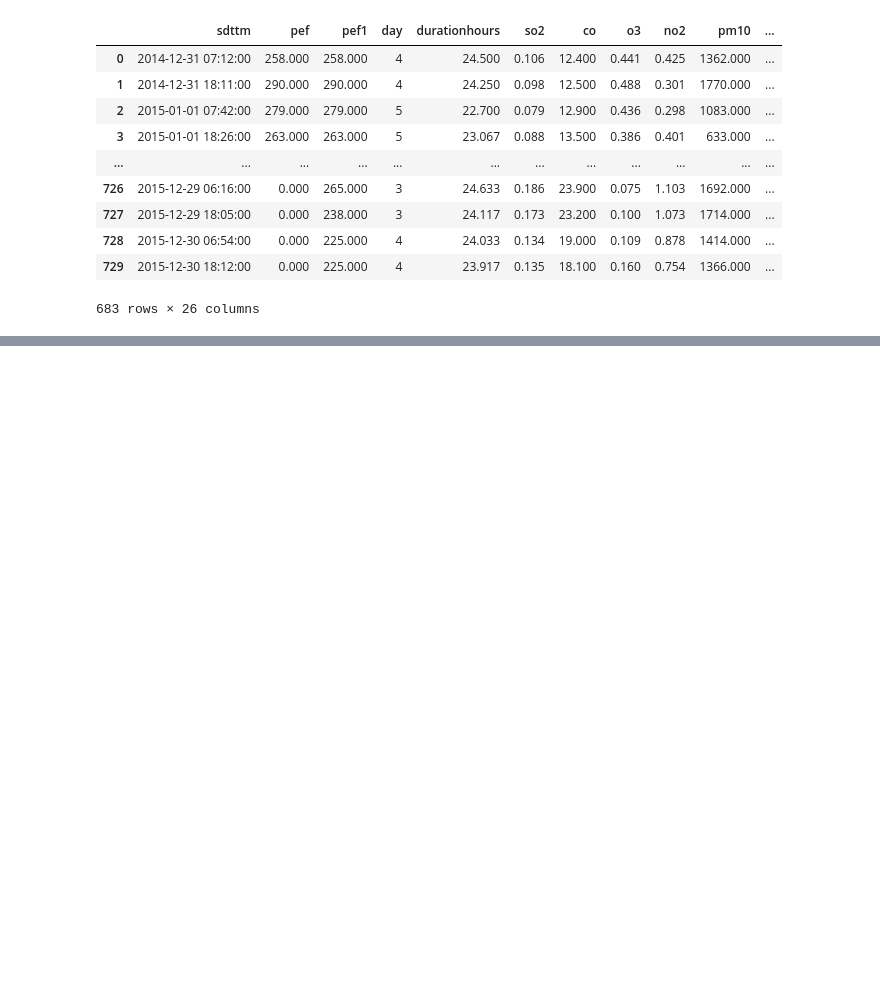
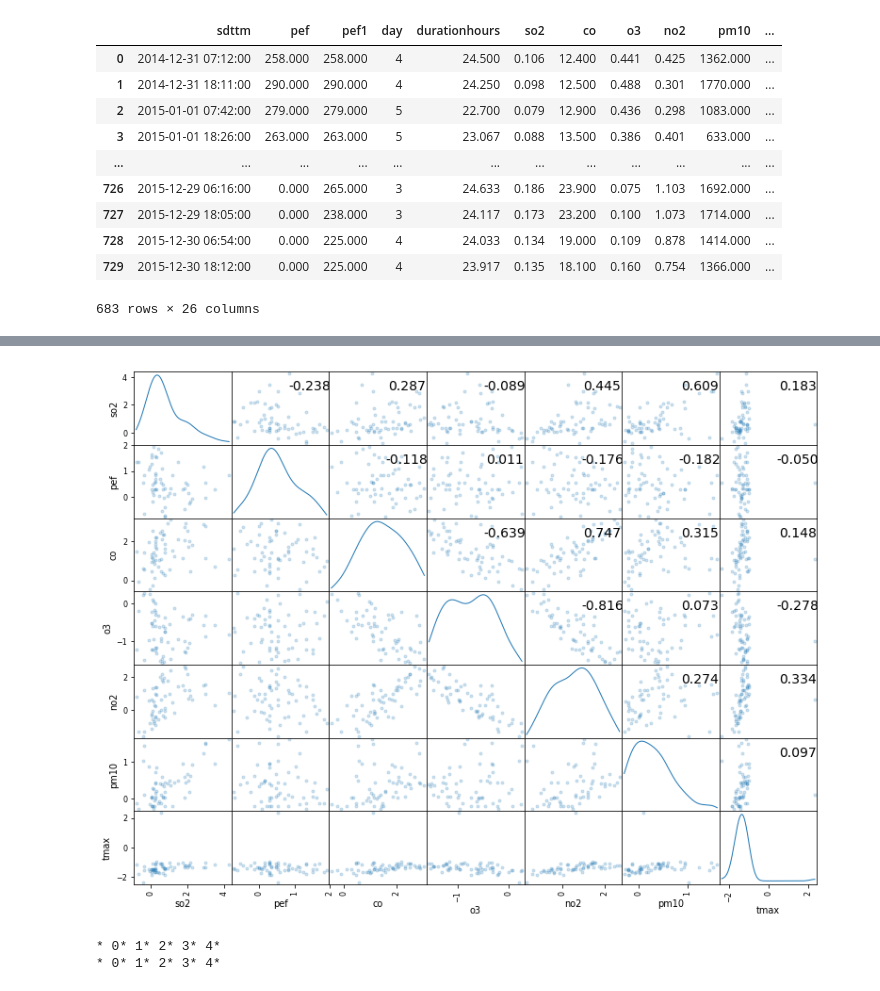
Before and after one commit to sada-narayanappa/Notebooks, a Jupyter notebook: SCHAS/pef/hans.ipynb, the cells around one changed output, grey strips where cells are left out. Drawn from its saved outputs; the diff is of its cells as text; code cells hidden in the pictures; blank space fills up the shorter version.

```diff
--- a/SCHAS/pef/hans.ipynb
+++ b/SCHAS/pef/hans.ipynb
@@ -58,0 +89,10 @@ array([4, 1, 2, 3])
+# %%
+c="r,g,b,c,m,y,k,w".split(",")
+axes = scatter_matrix(dp, alpha=0.2, diagonal='kde', figsize=(13, 10)); # diagonal can be 'hist';
+
+corr = dp.corr().as_matrix()
+for i, j in zip(*plt.np.triu_indices_from(axes, k=1)):
+    axes[i, j].annotate("%.3f" %corr[i,j], (0.8, 0.8), xycoords='axes fraction', ha='center', va='center')
+plt.show()
+# %% [output]
+[figure, added]
@@ -58,0 +119,19 @@ array([4, 1, 2, 3])
+# %%
+from sklearn.tree import DecisionTreeRegressor
+
+dp1 = dp.set_index(pd.Series(range(0,len(dp)) ) )
+
+X = dp1.ix[:, dp1.columns != 'pef']
+y = dp1.pef
+X = X.as_matrix().astype(np.float)
+
+# Fit regression model
+regr_1 = DecisionTreeRegressor(max_depth=2)
+regr_2 = DecisionTreeRegressor(max_depth=15)
+#regr_1.fit(X, y)
+#regr_2.fit(X, y)
+y1 = run_reg(X,y, None, True, regr_1)
+y2 = run_reg(X,y, None, True, regr_2)
+# %% [output]
+* 0* 1* 2* 3* 4*
+* 0* 1* 2* 3* 4*
```
Also changed, not shown: parts of 7 cells of this notebook, 4 other files.
